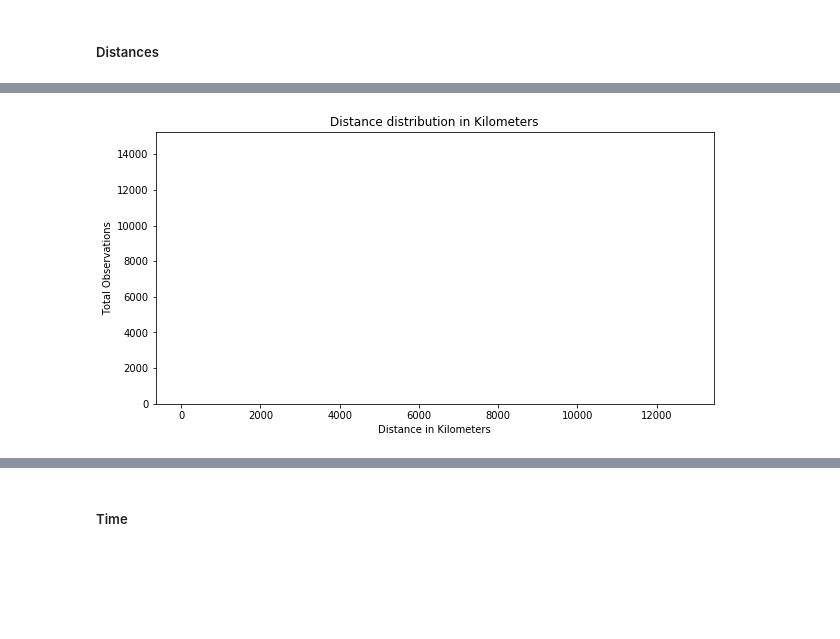
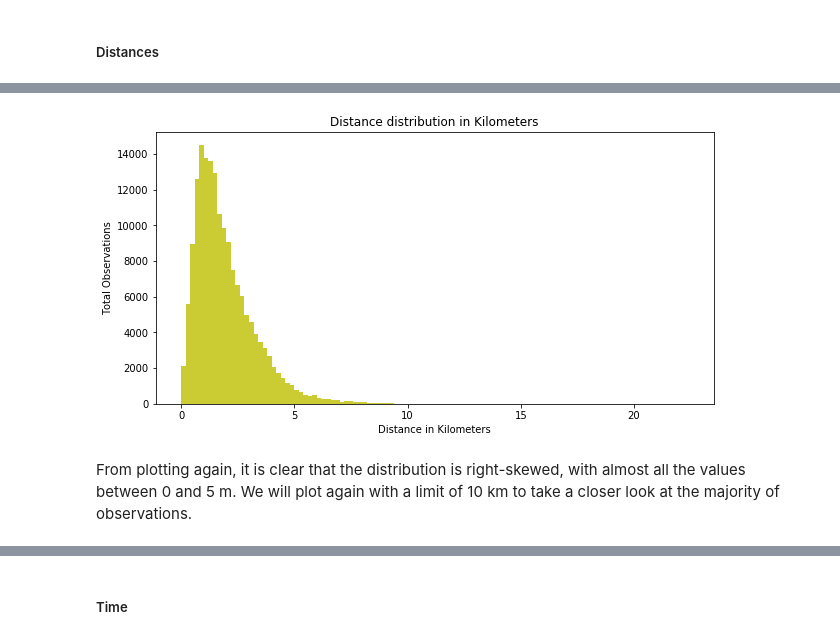
Before and after one commit to eduardopd/udacity-data-analysis-data-visualization, a Jupyter notebook: bay-wheels.ipynb, the cells around one changed output, grey strips where cells are left out. Saved outputs shown, nothing was run; the diff lists cells and outputs as text; code cells hidden in the pictures; blank space fills up the shorter version.

```diff
--- a/bay-wheels.ipynb
+++ b/bay-wheels.ipynb
@@ -275,21 +335,21 @@ The latitude and longitude of both the start and end stations could give us the
 # %%
-# Verify how the distances are distributed in the original dataframe.
-
-df_new['distance_km'] = df_new['distance_km'].astype(float)
+# Verify how the distances are distributed after assessing and cleaning.
 
 binsize = 0.2
-bins = np.arange(0, df_new['distance_km'].max()+binsize, binsize)
+bins = np.arange(0, df_clean_dist['distance_km'].max()+binsize, binsize)
 
 def graph():
-    plt.hist(data = df_new, alpha=0.5, facecolor='y', x = 'distance_km', bins = bins)
+    plt.hist(data = df_clean_dist, alpha=0.8, facecolor='y', x = 'distance_km', bins = bins)
 
 plt.figure(figsize=[10,5])
 plt.title('Distance distribution in Kilometers')
 plt.ylabel('Total Observations')
 plt.xlabel('Distance in Kilometers')
 
 
 plt.show(graph());
 # %% [output]
-[figure, old version]
+[figure, new version]
+# %% [markdown]
+From plotting again, it is clear that the distribution is right-skewed, with almost all the values between 0 and 5 m. We will plot again with a limit of 10 km to take a closer look at the majority of observations.
 # %%
```
Also changed, not shown: parts of 44 cells of this notebook.
